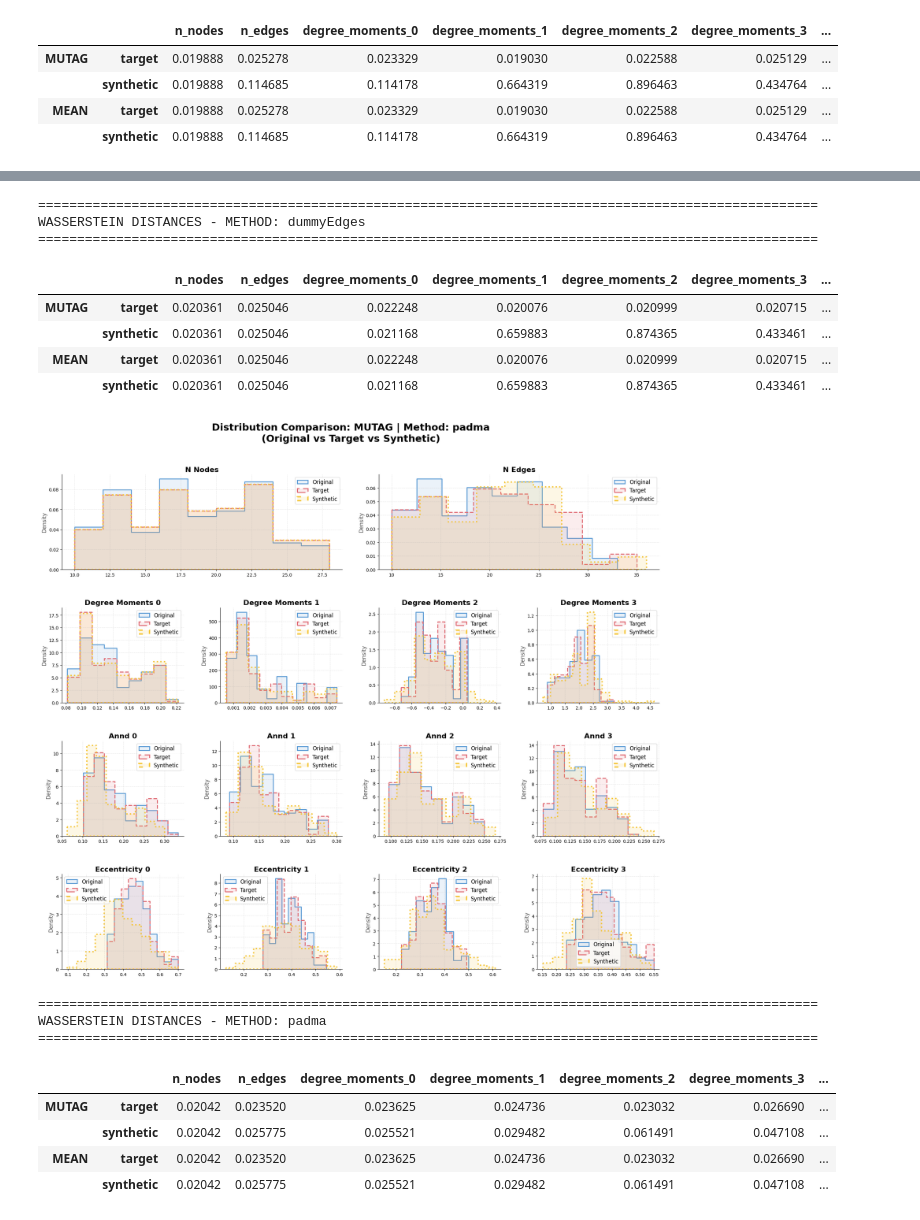
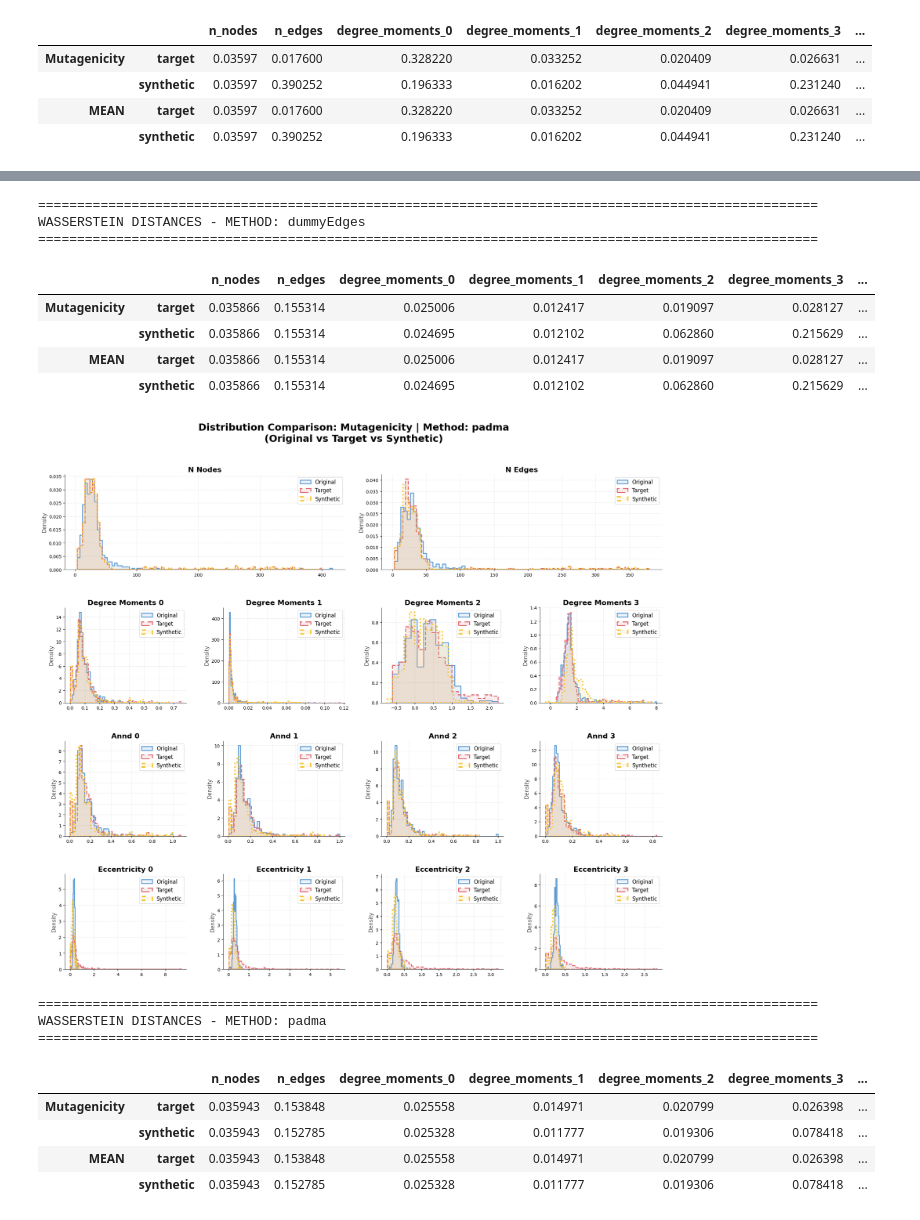
Before and after one commit to Andre1372/syn_bench_gnn, a Jupyter notebook: notebooks/generation_results_analysis.ipynb, the cells around one changed output, grey strips where cells are left out. Cells and saved outputs as stored; diff of their text form; code cells hidden in the pictures.

```diff
--- a/notebooks/generation_results_analysis.ipynb
+++ b/notebooks/generation_results_analysis.ipynb
@@ -461,5 +457,5 @@ for method in METHODS:
     if df_method_subset[df_method_subset["method"] == method].empty:
         continue
 
-    evaluate_distribution_distances(df_method_subset, method, plot_dataset="MUTAG")
+    evaluate_distribution_distances(df_method_subset, method, plot_dataset="Mutagenicity")
 # %% [output]
@@ -468,7 +464,7 @@ for method in METHODS:
 WASSERSTEIN DISTANCES - METHOD: dummyNodes
 ====================================================================================================
 |  |  | n_nodes | n_edges | degree_moments_0 | degree_moments_1 | degree_moments_2 | degree_moments_3 | ... |
-| MUTAG | target | 0.019888 | 0.025278 | 0.023329 | 0.019030 | 0.022588 | 0.025129 | ... |
-|  | synthetic | 0.019888 | 0.114685 | 0.114178 | 0.664319 | 0.896463 | 0.434764 | ... |
-| MEAN | target | 0.019888 | 0.025278 | 0.023329 | 0.019030 | 0.022588 | 0.025129 | ... |
-|  | synthetic | 0.019888 | 0.114685 | 0.114178 | 0.664319 | 0.896463 | 0.434764 | ... |
+| Mutagenicity | target | 0.03597 | 0.017600 | 0.328220 | 0.033252 | 0.020409 | 0.026631 | ... |
+|  | synthetic | 0.03597 | 0.390252 | 0.196333 | 0.016202 | 0.044941 | 0.231240 | ... |
+| MEAN | target | 0.03597 | 0.017600 | 0.328220 | 0.033252 | 0.020409 | 0.026631 | ... |
+|  | synthetic | 0.03597 | 0.390252 | 0.196333 | 0.016202 | 0.044941 | 0.231240 | ... |
@@ -476,17 +472,17 @@ WASSERSTEIN DISTANCES - METHOD: dummyNodes
 ====================================================================================================
 WASSERSTEIN DISTANCES - METHOD: dummyEdges
 ====================================================================================================
 |  |  | n_nodes | n_edges | degree_moments_0 | degree_moments_1 | degree_moments_2 | degree_moments_3 | ... |
-| MUTAG | target | 0.020361 | 0.025046 | 0.022248 | 0.020076 | 0.020999 | 0.020715 | ... |
-|  | synthetic | 0.020361 | 0.025046 | 0.021168 | 0.659883 | 0.874365 | 0.433461 | ... |
-| MEAN | target | 0.020361 | 0.025046 | 0.022248 | 0.020076 | 0.020999 | 0.020715 | ... |
-|  | synthetic | 0.020361 | 0.025046 | 0.021168 | 0.659883 | 0.874365 | 0.433461 | ... |
+| Mutagenicity | target | 0.035866 | 0.155314 | 0.025006 | 0.012417 | 0.019097 | 0.028127 | ... |
+|  | synthetic | 0.035866 | 0.155314 | 0.024695 | 0.012102 | 0.062860 | 0.215629 | ... |
+| MEAN | target | 0.035866 | 0.155314 | 0.025006 | 0.012417 | 0.019097 | 0.028127 | ... |
+|  | synthetic | 0.035866 | 0.155314 | 0.024695 | 0.012102 | 0.062860 | 0.215629 | ... |
-[figure, old version]
+[figure, new version]
 ====================================================================================================
 WASSERSTEIN DISTANCES - METHOD: padma
 ====================================================================================================
 |  |  | n_nodes | n_edges | degree_moments_0 | degree_moments_1 | degree_moments_2 | degree_moments_3 | ... |
-| MUTAG | target | 0.02042 | 0.023520 | 0.023625 | 0.024736 | 0.023032 | 0.026690 | ... |
-|  | synthetic | 0.02042 | 0.025775 | 0.025521 | 0.029482 | 0.061491 | 0.047108 | ... |
-| MEAN | target | 0.02042 | 0.023520 | 0.023625 | 0.024736 | 0.023032 | 0.026690 | ... |
-|  | synthetic | 0.02042 | 0.025775 | 0.025521 | 0.029482 | 0.061491 | 0.047108 | ... |
+| Mutagenicity | target | 0.035943 | 0.153848 | 0.025558 | 0.014971 | 0.020799 | 0.026398 | ... |
+|  | synthetic | 0.035943 | 0.152785 | 0.025328 | 0.011777 | 0.019306 | 0.078418 | ... |
+| MEAN | target | 0.035943 | 0.153848 | 0.025558 | 0.014971 | 0.020799 | 0.026398 | ... |
+|  | synthetic | 0.035943 | 0.152785 | 0.025328 | 0.011777 | 0.019306 | 0.078418 | ... |
```
Also changed, not shown: parts of 4 cells of this notebook, 5 other files.
